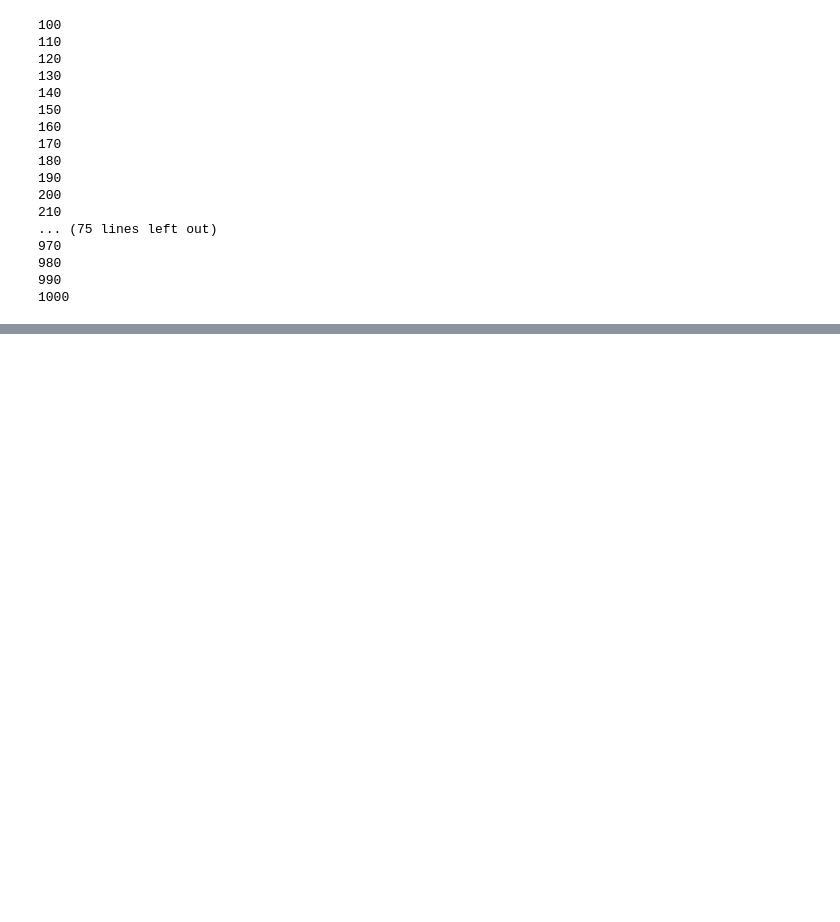
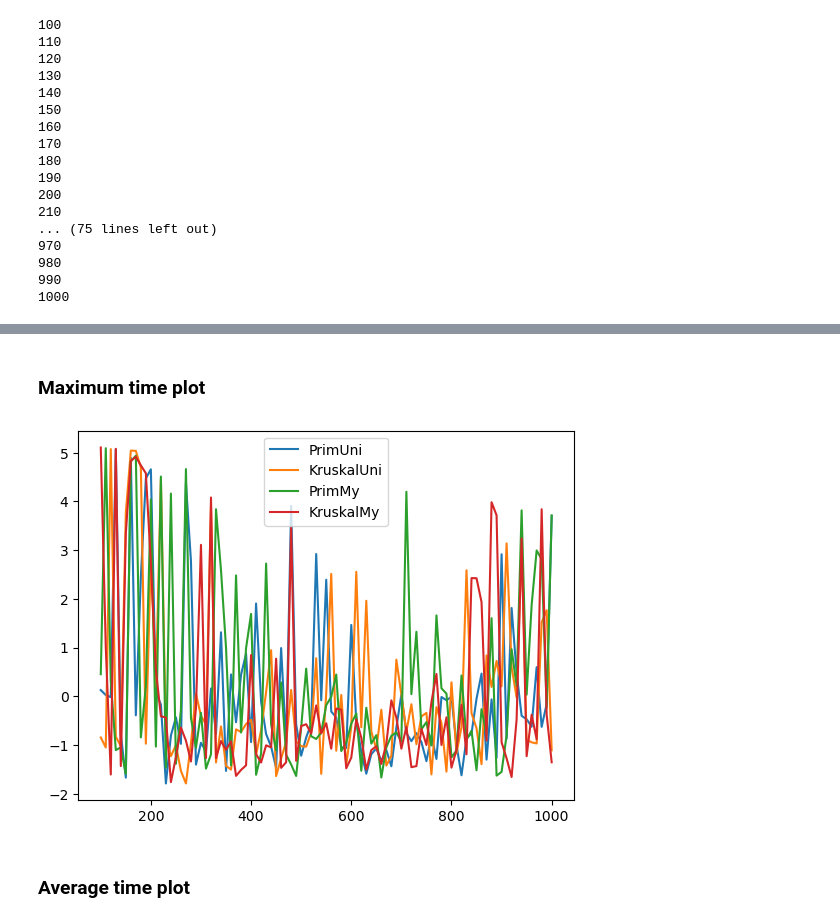
Before and after one commit to pucikplay/MPA, a Jupyter notebook: L2/l2.ipynb, the cells around one changed output, grey strips where cells are left out. Saved outputs shown, nothing was run; the diff lists cells and outputs as text; code cells hidden in the pictures; blank space fills up the shorter version.

```diff
--- a/L2/l2.ipynb
+++ b/L2/l2.ipynb
@@ -110 +127,15 @@ timesKurskalMy = [getTimes(recordsKurskalMy[i]) for i in 1:length(N)]
+# %% [markdown]
+### Maximum time plot
+# %%
+plot(N,[t[2] for t in timesPrimUni], label="PrimUni")
+plot(N,[t[2] for t in timesKruskalUni], label="KruskalUni")
+plot(N,[t[2] for t in timesPrimMy], label="PrimMy")
+plot(N,[t[2] for t in timesKruskalMy], label="KruskalMy")
+legend()
+display(gcf())
+clf()
+# %% [output]
+[figure, added]
+# %% [markdown]
+### Average time plot
 # %%
```
Also changed, not shown: parts of 6 cells of this notebook.
